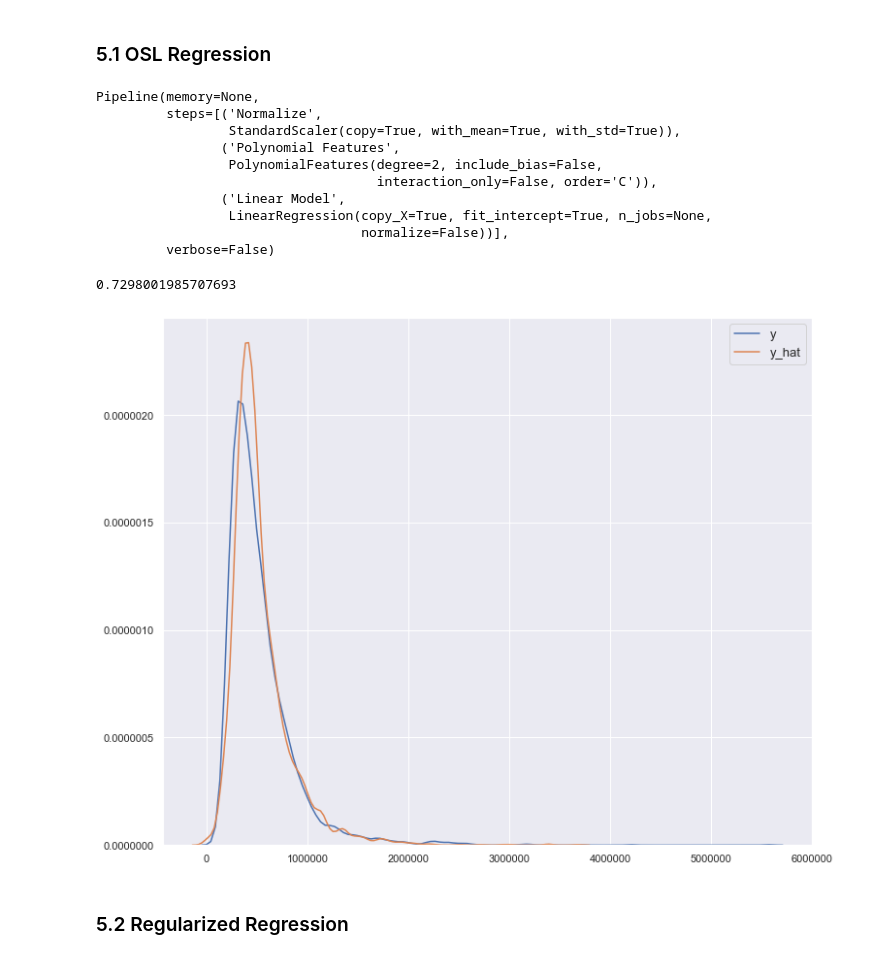
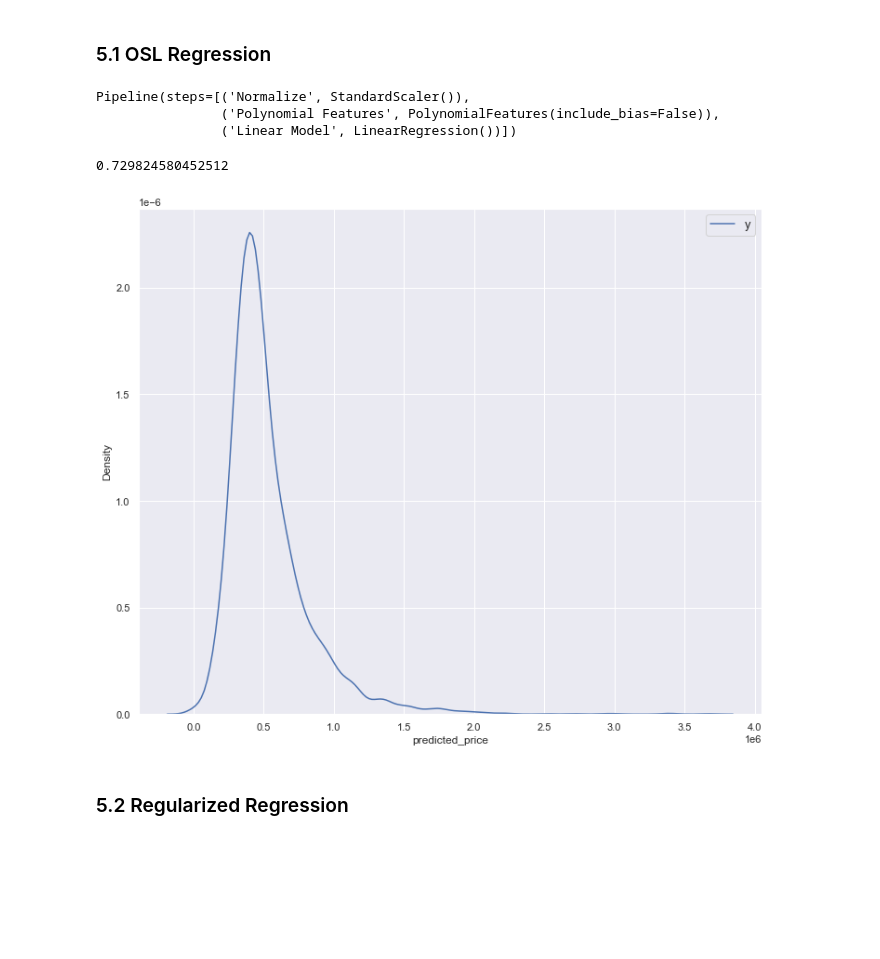
Before and after one commit to minwu3/RR_Project, a Jupyter notebook: ML-Regression_python.ipynb, the cells around one changed output. Saved outputs shown, nothing was run; the diff lists cells and outputs as text; code cells hidden in the pictures; blank space fills up the shorter version.

```diff
--- a/ML-Regression_python.ipynb
+++ b/ML-Regression_python.ipynb
@@ -87,7 +87,7 @@ Thanks to user Nova19 for the column definitions; https://www.kaggle.com/harlfox
 
 /Users/jeank4723/Desktop/kc_house_data.csv
 # %%
-df = pd.read_csv('/Users/jeank4723/Desktop/kc_house_data.csv', index_col = 0)
+df = pd.read_csv('kc_house_data.csv', index_col = 0)
 df.head()
 # %% [output]
 |  | date | price | bedrooms | bathrooms | sqft_living | sqft_lot | floors | waterfront | view | condition | ... |
@@ -356,30 +356,24 @@ pipe_info = [('Normalize', StandardScaler()), ('Polynomial Features', Polynomial
 pipe = Pipeline(pipe_info)
 pipe.fit(X_train, y_train)
 # %% [output]
-Pipeline(memory=None,
-         steps=[('Normalize',
-                 StandardScaler(copy=True, with_mean=True, with_std=True)),
-                ('Polynomial Features',
-                 PolynomialFeatures(degree=2, include_bias=False,
-                                    interaction_only=False, order='C')),
-                ('Linear Model',
-                 LinearRegression(copy_X=True, fit_intercept=True, n_jobs=None,
-                                  normalize=False))],
-         verbose=False)
+Pipeline(steps=[('Normalize', StandardScaler()),
+                ('Polynomial Features', PolynomialFeatures(include_bias=False)),
+                ('Linear Model', LinearRegression())])
 # %%
 yhat_test_pipe = pipe.predict(X_test)
 yhat_test_pipe_df = pd.DataFrame(yhat_test_pipe, columns=['predicted_price'])
 
 pipe_r2 = pipe.score(X_test, y_test)
 print(pipe_r2)
+# print(y_test['price'])
 
 plt.figure(figsize=(12,10))
-ax = sb.kdeplot(y_test['price'])
-ax = sb.kdeplot(yhat_test_pipe_df['predicted_price'], ax=ax)
+# ax = sb.kdeplot(y_test['price'])
+ax = sb.kdeplot(yhat_test_pipe_df['predicted_price'])
 ax.legend(['y', 'y_hat'], fontsize=13);
 # %% [output]
-0.7298001985707693
+0.729824580452512
-[figure, old version]
+[figure, new version]
 # %% [markdown]
 ### 5.2 Regularized Regression
 # %% [markdown]
```
Also changed, not shown: parts of 19 cells of this notebook.
